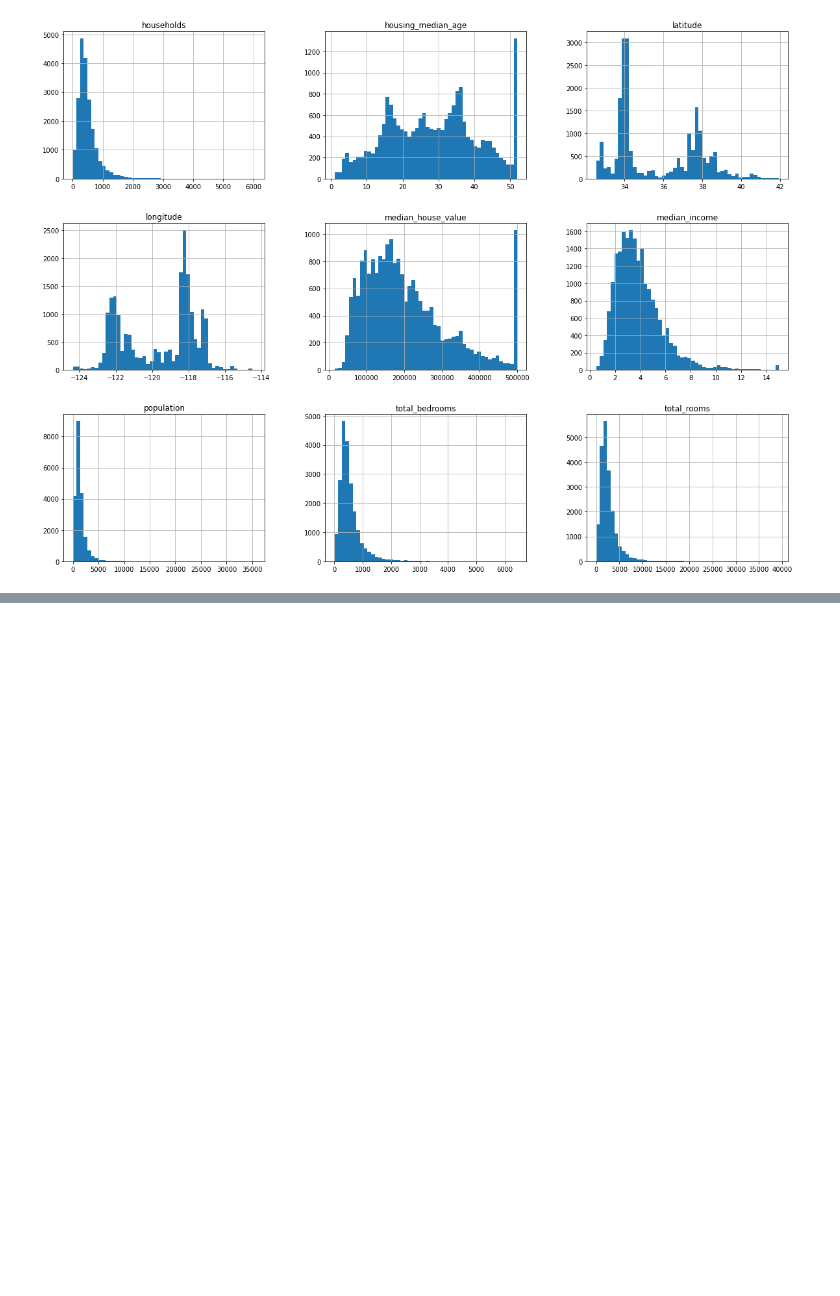
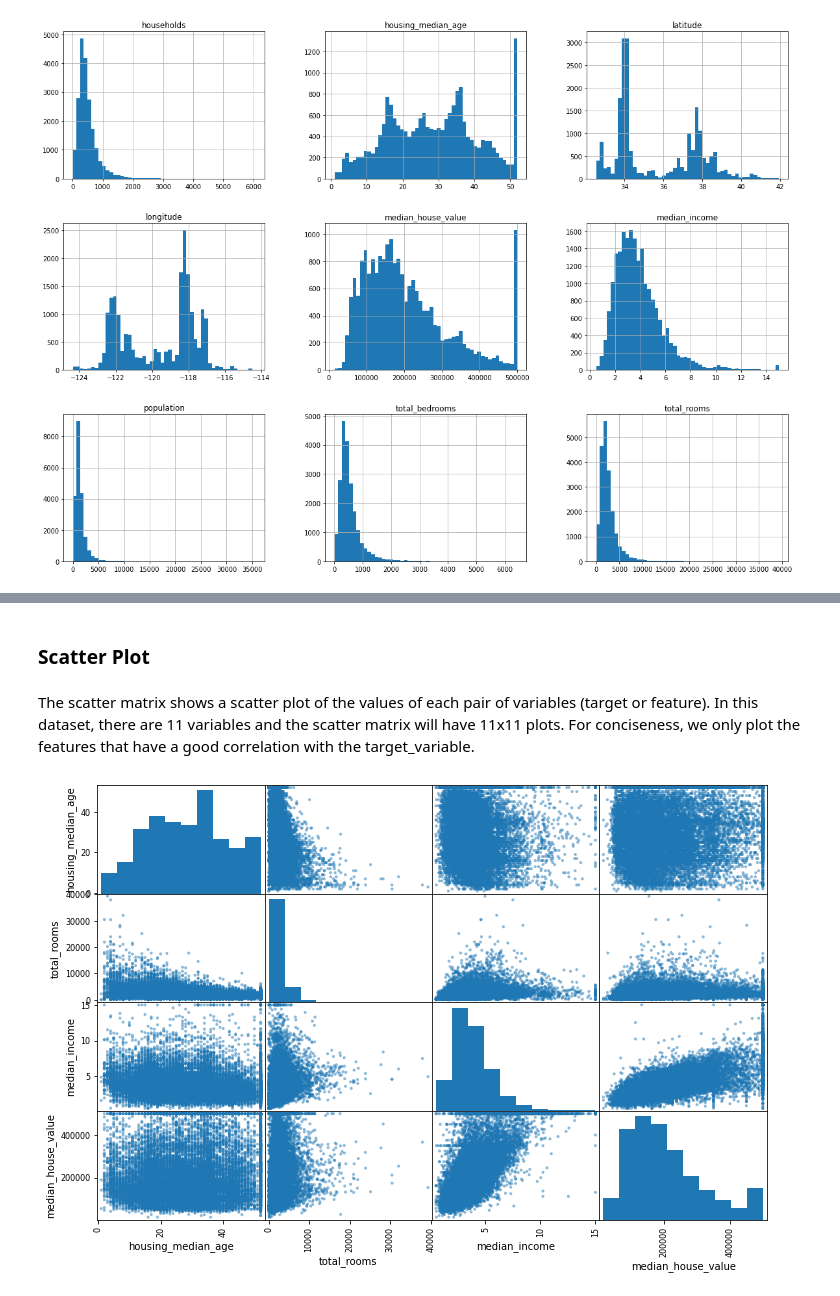
Before and after one commit to chandrusuresh/Hands-On-ML, a Jupyter notebook: Ch2/District_Housing_Prices.ipynb, the cells around one changed output, grey strips where cells are left out. Cells and saved outputs as stored; diff of their text form; code cells hidden in the pictures; blank space fills up the shorter version.

```diff
--- a/Ch2/District_Housing_Prices.ipynb
+++ b/Ch2/District_Housing_Prices.ipynb
@@ -111,0 +160,4 @@ housing.hist(bins=50,figsize=(20,15));
+# %%
+corr_matrix = housing.corr()
+print(corr_matrix)
+print(corr_matrix["median_house_value"].sort_values(ascending=False))
@@ -111,0 +182,9 @@ housing.hist(bins=50,figsize=(20,15));
+# %% [markdown]
+### Scatter Plot
+# %% [markdown]
+The scatter matrix shows a scatter plot of the values of each pair of variables (target or feature). In this dataset, there are 11 variables and the scatter matrix will have 11x11 plots. For conciseness, we only plot the features that have a good correlation with the target_variable.
+# %%
+attributes = [k for k in corr_matrix["median_house_value"].keys() if corr_matrix["median_house_value"][k] > 0.1]
+scatter_matrix(housing[attributes],figsize=(12,8));
+# %% [output]
+[figure, added]
```
Also changed, not shown: parts of 16 cells of this notebook.
